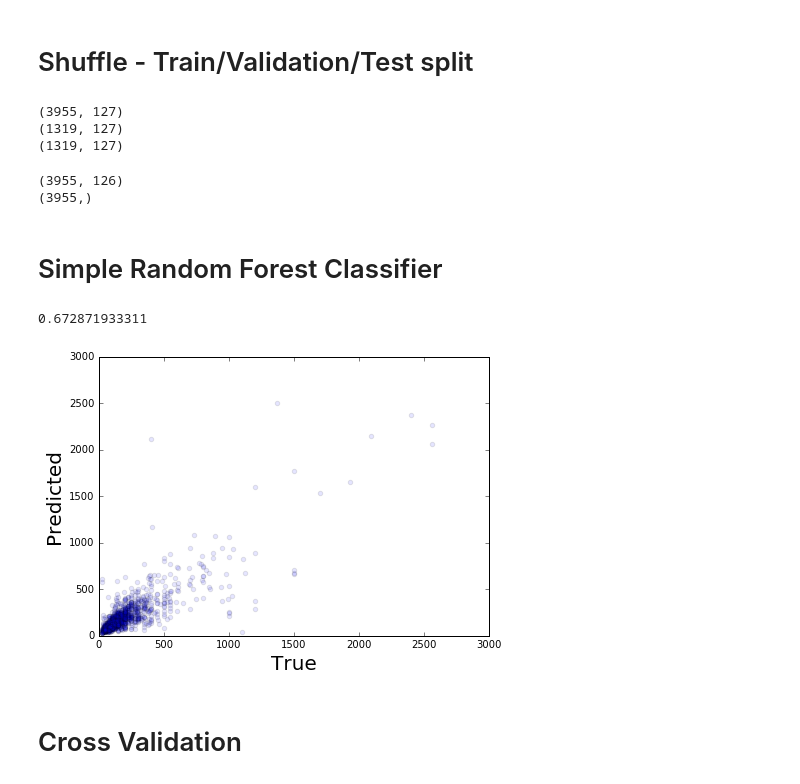
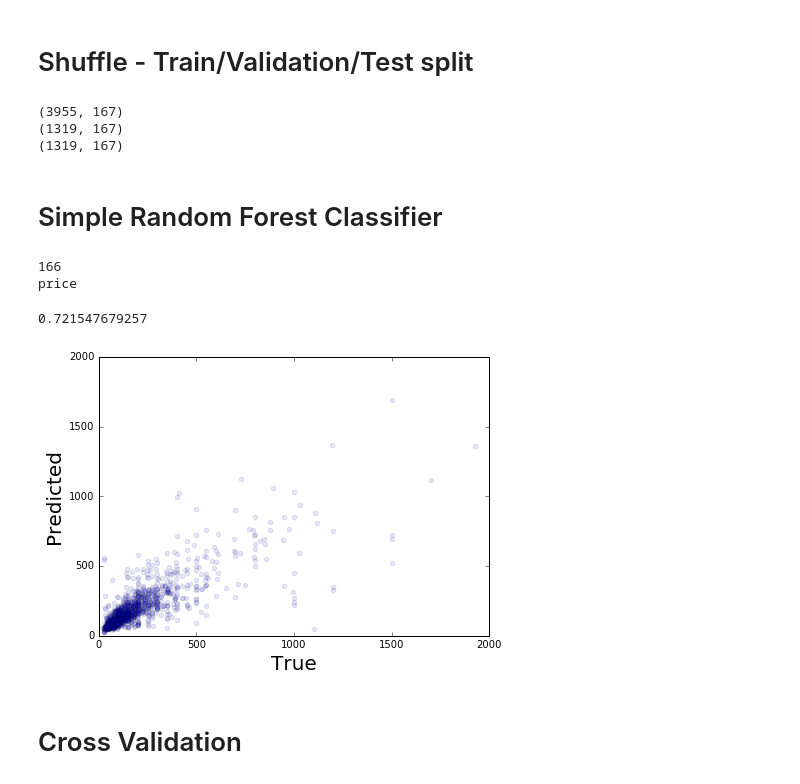
Before and after one commit to antellgc/AirbnBeacon, a Jupyter notebook: Notebooks/simple_model.ipynb, the cells around one changed output. Drawn from its saved outputs; the diff is of its cells as text; code cells hidden in the pictures.

```diff
--- a/Notebooks/simple_model.ipynb
+++ b/Notebooks/simple_model.ipynb
@@ -102,0 +110,4 @@ concat_df.head()
+# %%
+print concat_df.shape
+concat_df.dropna(axis=0, how='any', inplace=True)
+print concat_df.shape
@@ -109,14 +122,28 @@ from sklearn.ensemble import RandomForestRegressor
 from sklearn.metrics import r2_score
 # %% [markdown]
 # Shuffle - Train/Validation/Test split
+# %%
+def prep_df_splits(df, value1, value2):
+    '''
+    split dataframe into train, validate, and testing dataframes
+    '''
+    train_df, validate_df, test_df = np.split(df.sample(frac=1, random_state=1),
+                                              [int(value1*len(df)), int(value2*len(df))])
+    return train_df, validate_df, test_df
+
+def get_features(df, target):
+    '''
+    get features by providing target
+    '''
+    cols = list(df.columns)
+    features = [col for col in cols if col != target]
+    return features, target
 # %%
-# shuffle
-train_df, validate_df, test_df = np.split(pre_df.sample(frac=1, random_state=1),
-                                          [int(.6*len(pre_df)), int(.8*len(pre_df))])
+train_df, validate_df, test_df = prep_df_splits(concat_df, 0.6, 0.8)
 print train_df.shape
 print validate_df.shape
 print test_df.shape
 # %% [output]
-(3955, 127)
-(1319, 127)
-(1319, 127)
+(3955, 167)
+(1319, 167)
+(1319, 167)
@@ -130,10 +150,9 @@ features = [col for col in cols if col != target]
-# %%
-X = train_df[features]
-y = np.ravel(train_df[target])
-print X.shape
-print y.shape
-# %% [output]
-(3955, 126)
-(3955,)
 # %% [markdown]
 # Simple Random Forest Classifier
+# %%
+features, target = get_features(train_df, 'price')
+print len(features)
+print target
+# %% [output]
+166
+price
@@ -140,24 +164,24 @@ print y.shape
 # %%
 X_train = train_df[features]
 y_train = np.ravel(train_df[target])
 X_test = test_df[features]
 y_test = np.ravel(test_df[target])
 
 model = RandomForestRegressor(n_estimators=500, n_jobs=-1)
 y_prediction = model.fit(X_train, y_train).predict(X_test)
 r2 = r2_score(y_test, y_prediction)
 print r2
 
 fig, ax = plt.subplots(figsize=(7,5))
 ax.scatter(y_test, y_prediction, alpha=0.1)
 ax.set_xlabel('True',fontsize=20)
 ax.set_ylabel('Predicted',fontsize=20)
-ax.set_xlim([0,3000])
-ax.set_ylim([0,3000])
+ax.set_xlim([0,2000])
+ax.set_ylim([0,2000])
 plt.show()
 # %% [output]
-0.672871933311
+0.721547679257
-[figure, old version]
+[figure, new version]
 # %% [markdown]
 # Cross Validation
 # %%
```
Also changed, not shown: parts of 12 cells of this notebook, 1 other file.
